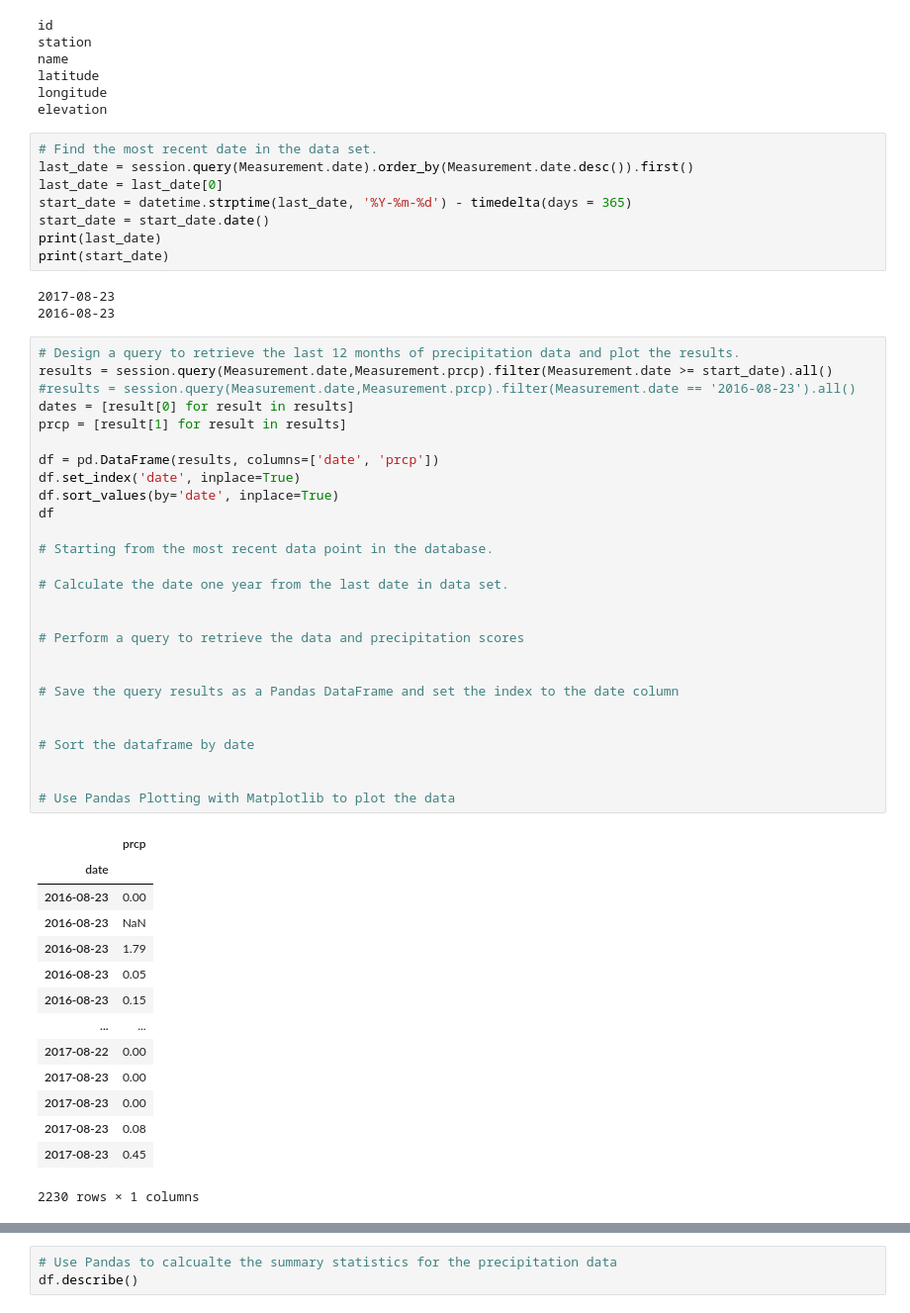
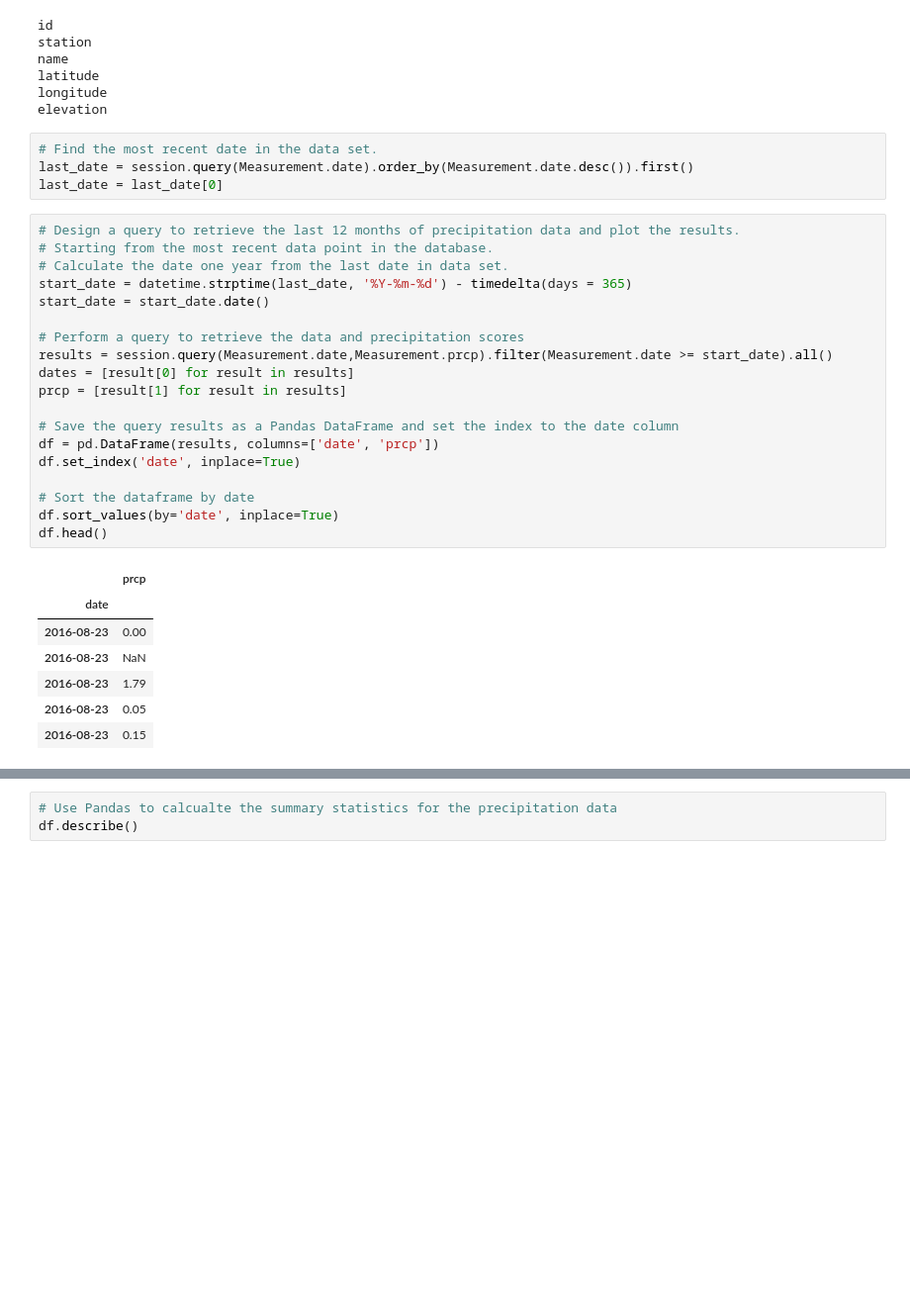
Before and after one commit to sherintm/climate-analysis, a Jupyter notebook: climate_starter.ipynb, the cells around one changed output, grey strips where cells are left out. Shown: that part at 99% size. Cells and saved outputs as stored; diff of their text form; blank space fills up the shorter version.

```diff
--- a/climate_starter.ipynb
+++ b/climate_starter.ipynb
@@ -64,53 +64,31 @@ elevation
 # Find the most recent date in the data set.
 last_date = session.query(Measurement.date).order_by(Measurement.date.desc()).first()
 last_date = last_date[0]
-start_date = datetime.strptime(last_date, '%Y-%m-%d') - timedelta(days = 365)
-start_date = start_date.date()
-print(last_date)
-print(start_date)
-# %% [output]
-2017-08-23
-2016-08-23
 # %%
 # Design a query to retrieve the last 12 months of precipitation data and plot the results.
+# Starting from the most recent data point in the database.
+# Calculate the date one year from the last date in data set.
+start_date = datetime.strptime(last_date, '%Y-%m-%d') - timedelta(days = 365)
+start_date = start_date.date()
+
+# Perform a query to retrieve the data and precipitation scores
 results = session.query(Measurement.date,Measurement.prcp).filter(Measurement.date >= start_date).all()
-#results = session.query(Measurement.date,Measurement.prcp).filter(Measurement.date == '2016-08-23').all()
 dates = [result[0] for result in results]
 prcp = [result[1] for result in results]
 
+# Save the query results as a Pandas DataFrame and set the index to the date column
 df = pd.DataFrame(results, columns=['date', 'prcp'])
 df.set_index('date', inplace=True)
-df.sort_values(by='date', inplace=True)
-df
-
-# Starting from the most recent data point in the database.
-
-# Calculate the date one year from the last date in data set.
-
-
-# Perform a query to retrieve the data and precipitation scores
-
-
-# Save the query results as a Pandas DataFrame and set the index to the date column
-
 
 # Sort the dataframe by date
-
-
-# Use Pandas Plotting with Matplotlib to plot the data
+df.sort_values(by='date', inplace=True)
+df.head()
 # %% [output]
 |  | prcp |
 | date |  |
 | 2016-08-23 | 0.00 |
 | 2016-08-23 | NaN |
 | 2016-08-23 | 1.79 |
 | 2016-08-23 | 0.05 |
 | 2016-08-23 | 0.15 |
-| ... | ... |
-| 2017-08-22 | 0.00 |
-| 2017-08-23 | 0.00 |
-| 2017-08-23 | 0.00 |
-| 2017-08-23 | 0.08 |
-| 2017-08-23 | 0.45 |
-2230 rows × 1 columns
 # %%
```
Also changed, not shown: parts of 2 cells of this notebook, 6 other files.
